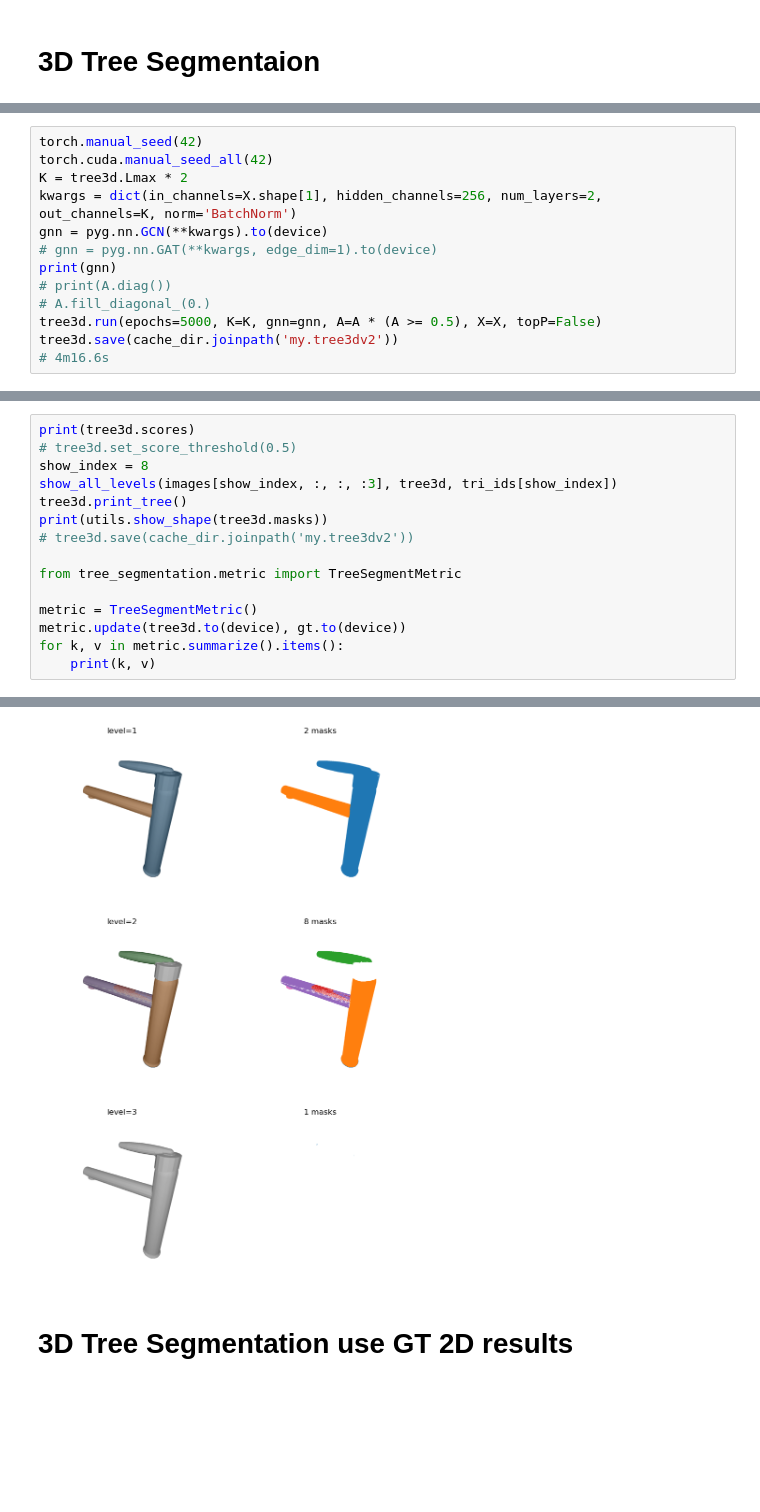
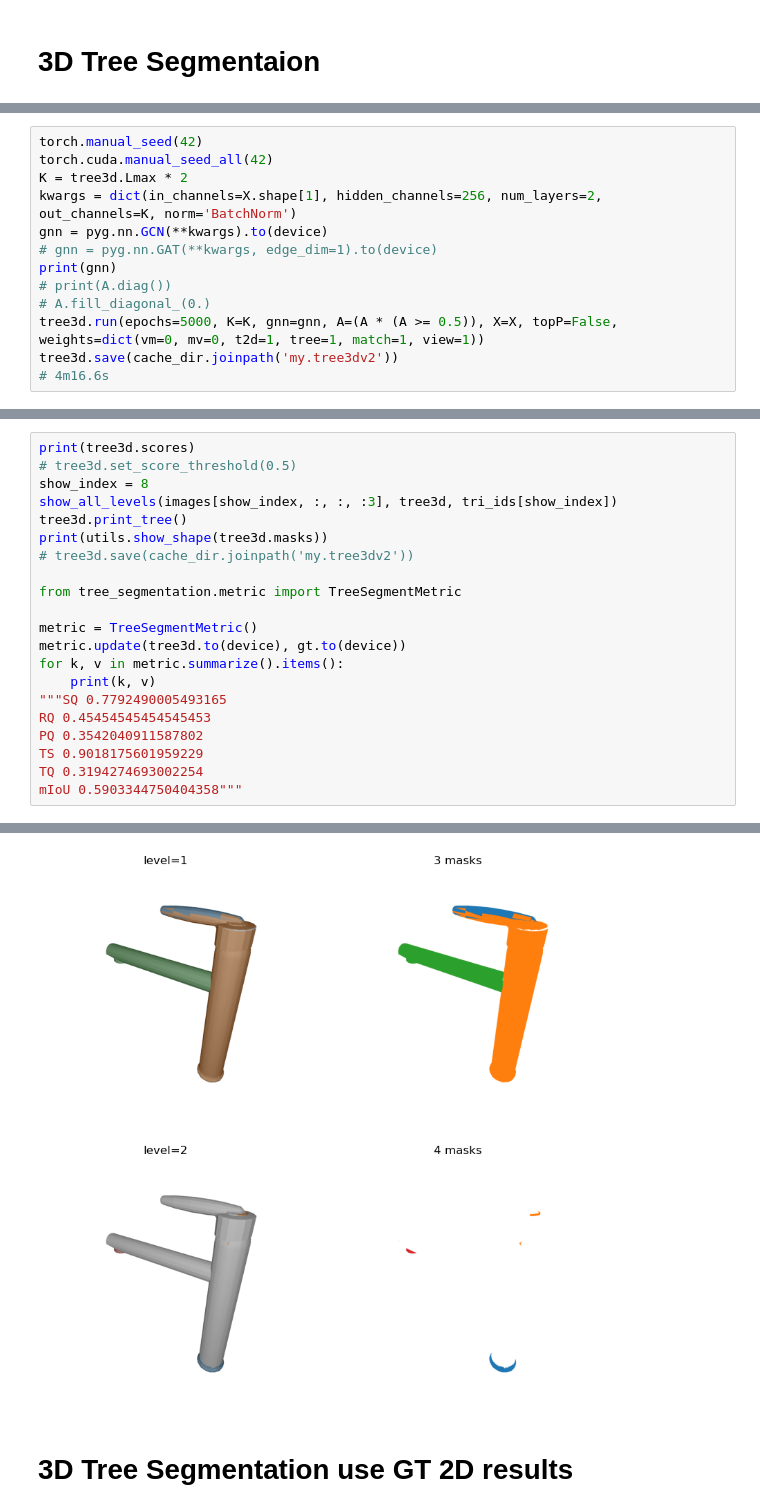
Before and after one commit to dnvtmf/OTS, a Jupyter notebook: notebooks/PartNet.ipynb, the cells around one changed output, grey strips where cells are left out. Drawn from its saved outputs; the diff is of its cells as text; blank space fills up the shorter version.

```diff
--- a/notebooks/PartNet.ipynb
+++ b/notebooks/PartNet.ipynb
@@ -485,7 +485,7 @@ gnn = pyg.nn.GCN(**kwargs).to(device)
 print(gnn)
 # print(A.diag())
 # A.fill_diagonal_(0.)
-tree3d.run(epochs=5000, K=K, gnn=gnn, A=A * (A >= 0.5), X=X, topP=False)
+tree3d.run(epochs=5000, K=K, gnn=gnn, A=(A * (A >= 0.5)), X=X, topP=False, weights=dict(vm=0, mv=0, t2d=1, tree=1, match=1, view=1))
 tree3d.save(cache_dir.joinpath('my.tree3dv2'))
 # 4m16.6s
 # %% [output]
@@ -521,4 +521,10 @@ metric = TreeSegmentMetric()
 metric.update(tree3d.to(device), gt.to(device))
 for k, v in metric.summarize().items():
     print(k, v)
+"""SQ 0.7792490005493165
+RQ 0.45454545454545453
+PQ 0.3542040911587802
+TS 0.9018175601959229
+TQ 0.3194274693002254
+mIoU 0.5903344750404358"""
 # %% [output]
@@ -550,4 +552,4 @@ mIoU 0.6190246939659119
-[figure, old version]
+[figure, new version]
 # %% [markdown]
 # 3D Tree Segmentation use GT 2D results
 # %%
```
Also changed, not shown: parts of 6 cells of this notebook, 6 other files.
